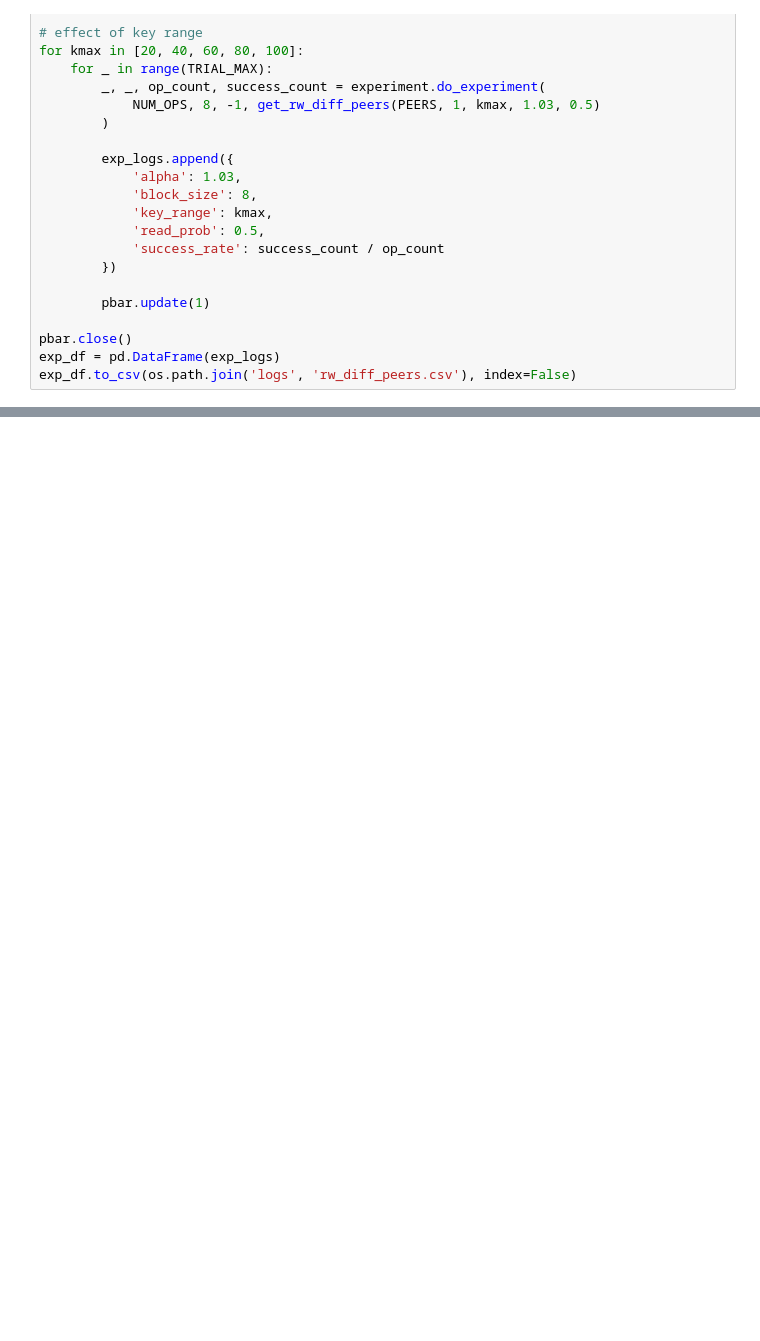
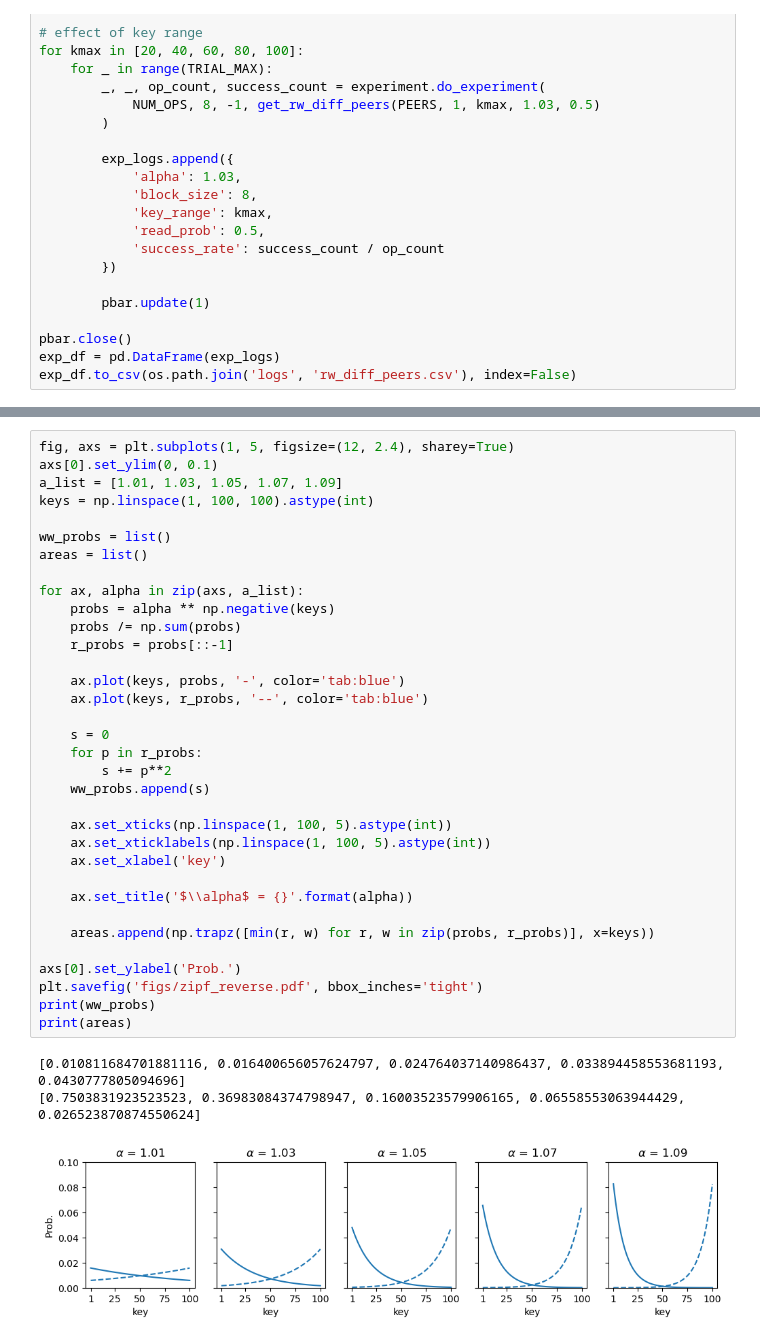
Before and after one commit to DASLAB-blockchain/blockchain-failure-analysis, a Jupyter notebook: demo.ipynb, the cells around one changed output, grey strips where cells are left out. Cells and saved outputs as stored; diff of their text form; blank space fills up the shorter version.

```diff
--- a/demo.ipynb
+++ b/demo.ipynb
@@ -642,0 +646,38 @@ plt.savefig('figs/rw_diff_peers.pdf')
+# %%
+fig, axs = plt.subplots(1, 5, figsize=(12, 2.4), sharey=True)
+axs[0].set_ylim(0, 0.1)
+a_list = [1.01, 1.03, 1.05, 1.07, 1.09]
+keys = np.linspace(1, 100, 100).astype(int)
+
+ww_probs = list()
+areas = list()
+
+for ax, alpha in zip(axs, a_list):
+    probs = alpha ** np.negative(keys)
+    probs /= np.sum(probs)
+    r_probs = probs[::-1]
+
+    ax.plot(keys, probs, '-', color='tab:blue')
+    ax.plot(keys, r_probs, '--', color='tab:blue')
+
+    s = 0
+    for p in r_probs:
+        s += p**2
+    ww_probs.append(s)
+
+    ax.set_xticks(np.linspace(1, 100, 5).astype(int))
+    ax.set_xticklabels(np.linspace(1, 100, 5).astype(int))
+    ax.set_xlabel('key')
+
+    ax.set_title('$\\alpha$ = {}'.format(alpha))
+
+    areas.append(np.trapz([min(r, w) for r, w in zip(probs, r_probs)], x=keys))
+
+axs[0].set_ylabel('Prob.')
+plt.savefig('figs/zipf_reverse.pdf', bbox_inches='tight')
+print(ww_probs)
+print(areas)
+# %% [output]
+[0.010811684701881116, 0.016400656057624797, 0.024764037140986437, 0.033894458553681193, 0.0430777805094696]
+[0.7503831923523523, 0.36983084374798947, 0.16003523579906165, 0.06558553063944429, 0.026523870874550624]
+[figure, added]
```
Also changed, not shown: parts of 4 cells of this notebook, 6 other files.
